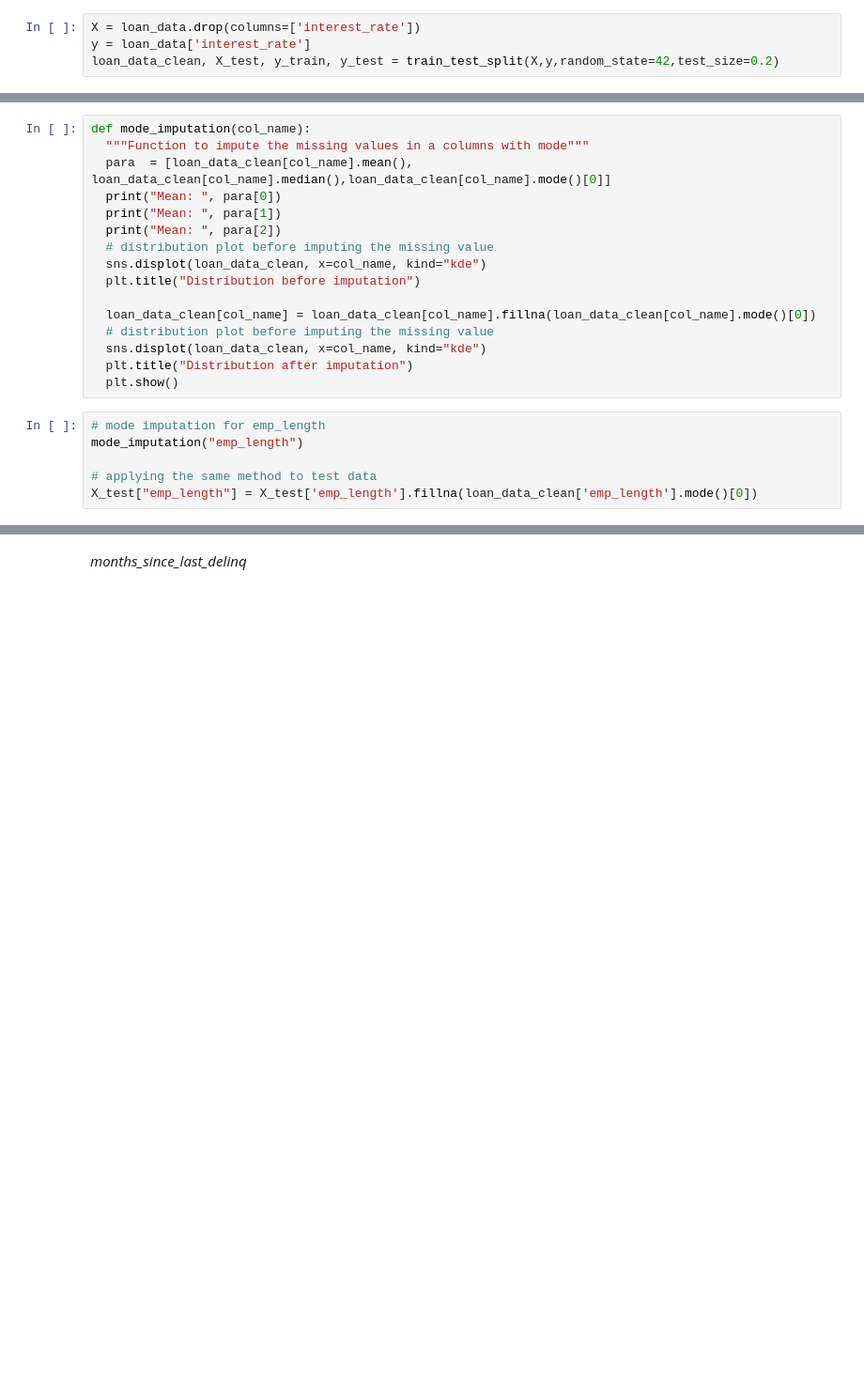
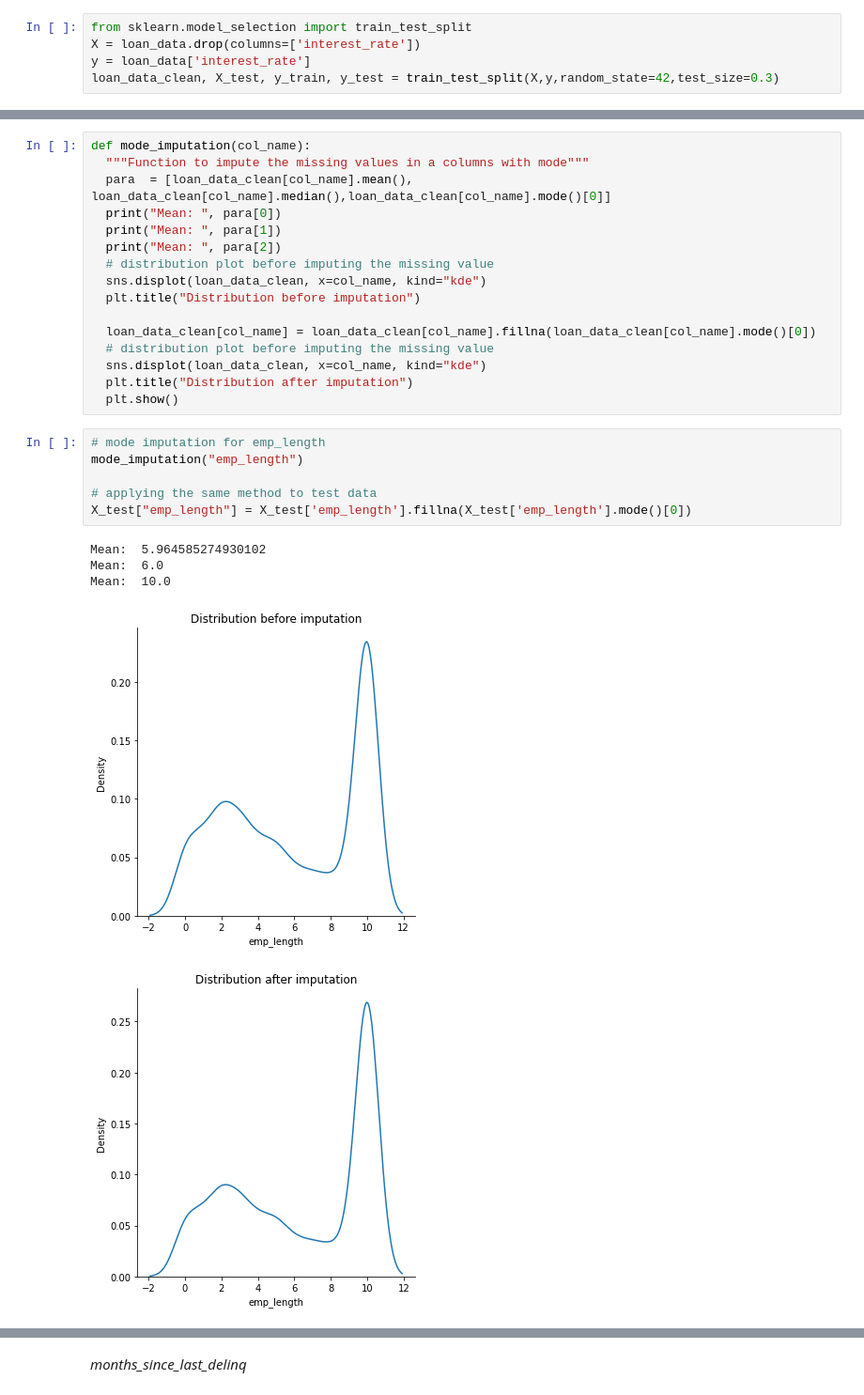
Before and after one commit to saishdesai23/Loan-Interest-Prediction, a Jupyter notebook: case_study_1_analysis.ipynb, the cells around one changed output, grey strips where cells are left out. Shown at 94% size. Drawn from its saved outputs; the diff is of its cells as text; blank space fills up the shorter version.

```diff
--- a/case_study_1_analysis.ipynb
+++ b/case_study_1_analysis.ipynb
@@ -204,9 +236,10 @@ For cleaning the dataframe we will go column by column and analysis of each colu
 
 We will first start with splitting dataframe into train and test data to keep test data invisible to the model. We will apply all the tranformations and cleaning techniques of the train data to the test data
 # %%
+from sklearn.model_selection import train_test_split
 X = loan_data.drop(columns=['interest_rate'])
 y = loan_data['interest_rate']
-loan_data_clean, X_test, y_train, y_test = train_test_split(X,y,random_state=42,test_size=0.2)
+loan_data_clean, X_test, y_train, y_test = train_test_split(X,y,random_state=42,test_size=0.3)
 # %%
 # List of missing values for the train data
 loan_data_clean.isna().sum()
@@ -260,9 +324,15 @@ def mode_imputation(col_name):
 # %%
 # mode imputation for emp_length
 mode_imputation("emp_length")
 
 # applying the same method to test data
-X_test["emp_length"] = X_test['emp_length'].fillna(loan_data_clean['emp_length'].mode()[0])
+X_test["emp_length"] = X_test['emp_length'].fillna(X_test['emp_length'].mode()[0])
+# %% [output]
+Mean:  5.964585274930102
+Mean:  6.0
+Mean:  10.0
+[figure, added]
+[figure, added]
 # %%
 # mode imputation for months_since_last_credit_inquiry
 mode_imputation("months_since_last_credit_inquiry")
```
Also changed, not shown: parts of 39 cells of this notebook.
